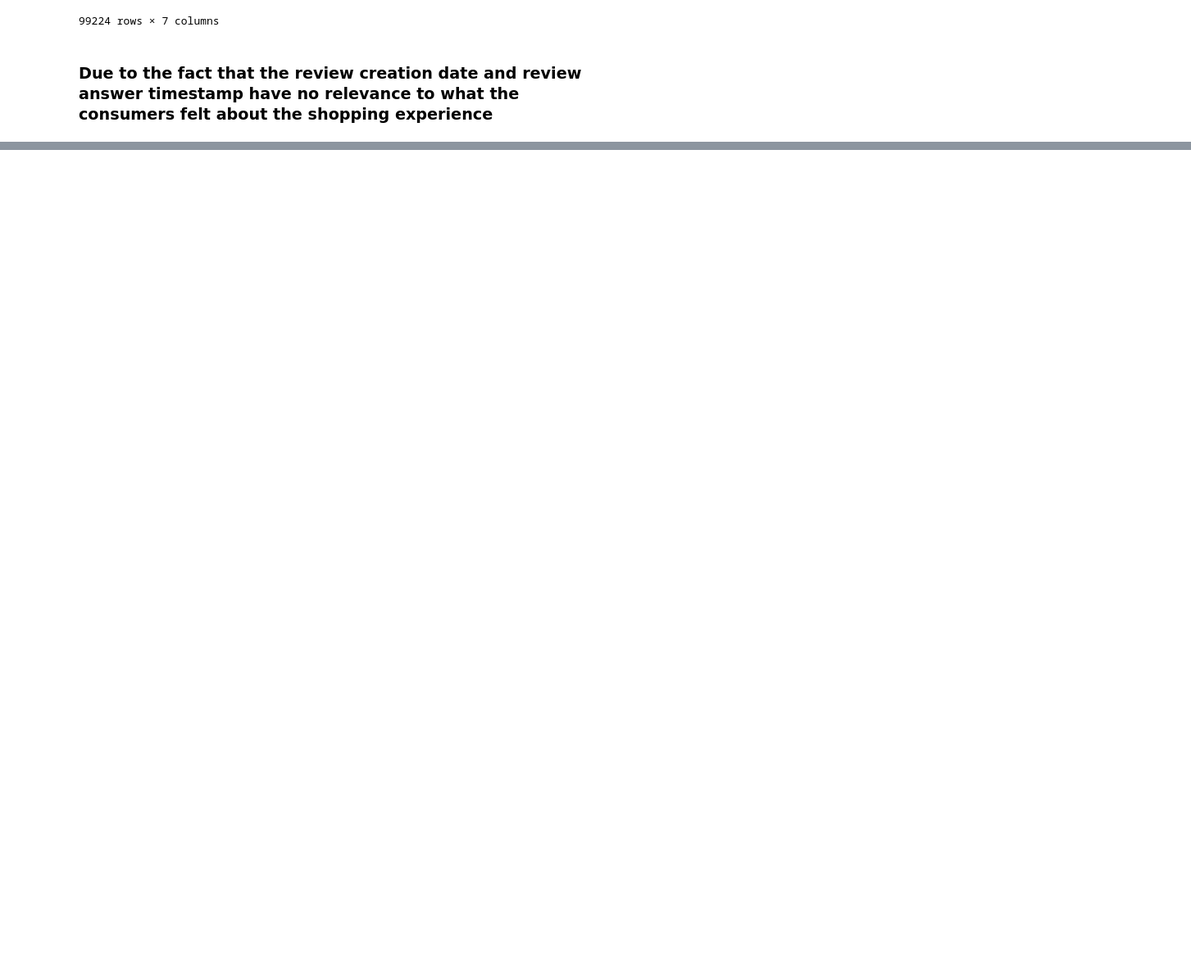
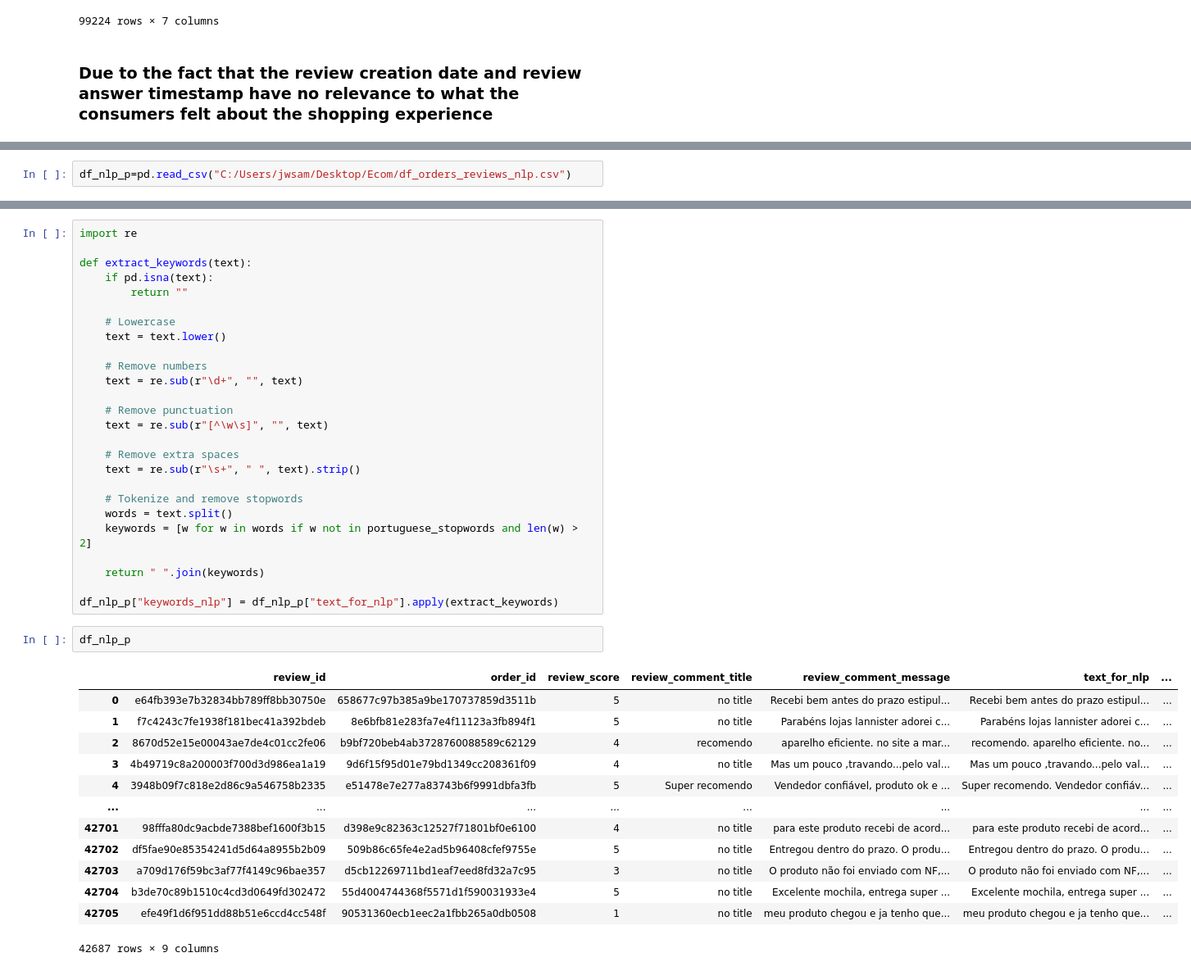
Before and after one commit to SamJ33/Ecom-Group06, a Jupyter notebook: Order_Reviews.ipynb, the cells around one changed output, grey strips where cells are left out. Shown at 82% size. Drawn from its saved outputs; the diff is of its cells as text; blank space fills up the shorter version.

```diff
--- a/Order_Reviews.ipynb
+++ b/Order_Reviews.ipynb
@@ -138,0 +509,2 @@ df_order_reviews.to_csv("df_order_reviews_cleaned.csv", index=False)
+# %%
+df_nlp_p=pd.read_csv("C:/Users/jwsam/Desktop/Ecom/df_orders_reviews_nlp.csv")
@@ -138,0 +521,42 @@ df_order_reviews.to_csv("df_order_reviews_cleaned.csv", index=False)
+# %%
+import re
+
+def extract_keywords(text):
+    if pd.isna(text):
+        return ""
+
+    # Lowercase
+    text = text.lower()
+
+    # Remove numbers
+    text = re.sub(r"\d+", "", text)
+
+    # Remove punctuation
+    text = re.sub(r"[^\w\s]", "", text)
+
+    # Remove extra spaces
+    text = re.sub(r"\s+", " ", text).strip()
+
+    # Tokenize and remove stopwords
+    words = text.split()
+    keywords = [w for w in words if w not in portuguese_stopwords and len(w) > 2]
+
+    return " ".join(keywords)
+
+df_nlp_p["keywords_nlp"] = df_nlp_p["text_for_nlp"].apply(extract_keywords)
+# %%
+df_nlp_p
+# %% [output]
+|  | review_id | order_id | review_score | review_comment_title | review_comment_message | text_for_nlp | ... |
+| 0 | e64fb393e7b32834bb789ff8bb30750e | 658677c97b385a9be170737859d3511b | 5 | no title | Recebi bem antes do prazo estipul... | Recebi bem antes do prazo estipul... | ... |
+| 1 | f7c4243c7fe1938f181bec41a392bdeb | 8e6bfb81e283fa7e4f11123a3fb894f1 | 5 | no title | Parabéns lojas lannister adorei c... | Parabéns lojas lannister adorei c... | ... |
+| 2 | 8670d52e15e00043ae7de4c01cc2fe06 | b9bf720beb4ab3728760088589c62129 | 4 | recomendo | aparelho eficiente. no site a mar... | recomendo. aparelho eficiente. no... | ... |
+| 3 | 4b49719c8a200003f700d3d986ea1a19 | 9d6f15f95d01e79bd1349cc208361f09 | 4 | no title | Mas um pouco ,travando...pelo val... | Mas um pouco ,travando...pelo val... | ... |
+| 4 | 3948b09f7c818e2d86c9a546758b2335 | e51478e7e277a83743b6f9991dbfa3fb | 5 | Super recomendo | Vendedor confiável, produto ok e ... | Super recomendo. Vendedor confiáv... | ... |
+| ... | ... | ... | ... | ... | ... | ... | ... |
+| 42701 | 98fffa80dc9acbde7388bef1600f3b15 | d398e9c82363c12527f71801bf0e6100 | 4 | no title | para este produto recebi de acord... | para este produto recebi de acord... | ... |
+| 42702 | df5fae90e85354241d5d64a8955b2b09 | 509b86c65fe4e2ad5b96408cfef9755e | 5 | no title | Entregou dentro do prazo. O produ... | Entregou dentro do prazo. O produ... | ... |
+| 42703 | a709d176f59bc3af77f4149c96bae357 | d5cb12269711bd1eaf7eed8fd32a7c95 | 3 | no title | O produto não foi enviado com NF,... | O produto não foi enviado com NF,... | ... |
+| 42704 | b3de70c89b1510c4cd3d0649fd302472 | 55d4004744368f5571d1f590031933e4 | 5 | no title | Excelente mochila, entrega super ... | Excelente mochila, entrega super ... | ... |
+| 42705 | efe49f1d6f951dd88b51e6ccd4cc548f | 90531360ecb1eec2a1fbb265a0db0508 | 1 | no title | meu produto chegou e ja tenho que... | meu produto chegou e ja tenho que... | ... |
+42687 rows × 9 columns
```
Also changed, not shown: parts of 44 cells of this notebook, 2 other files.
